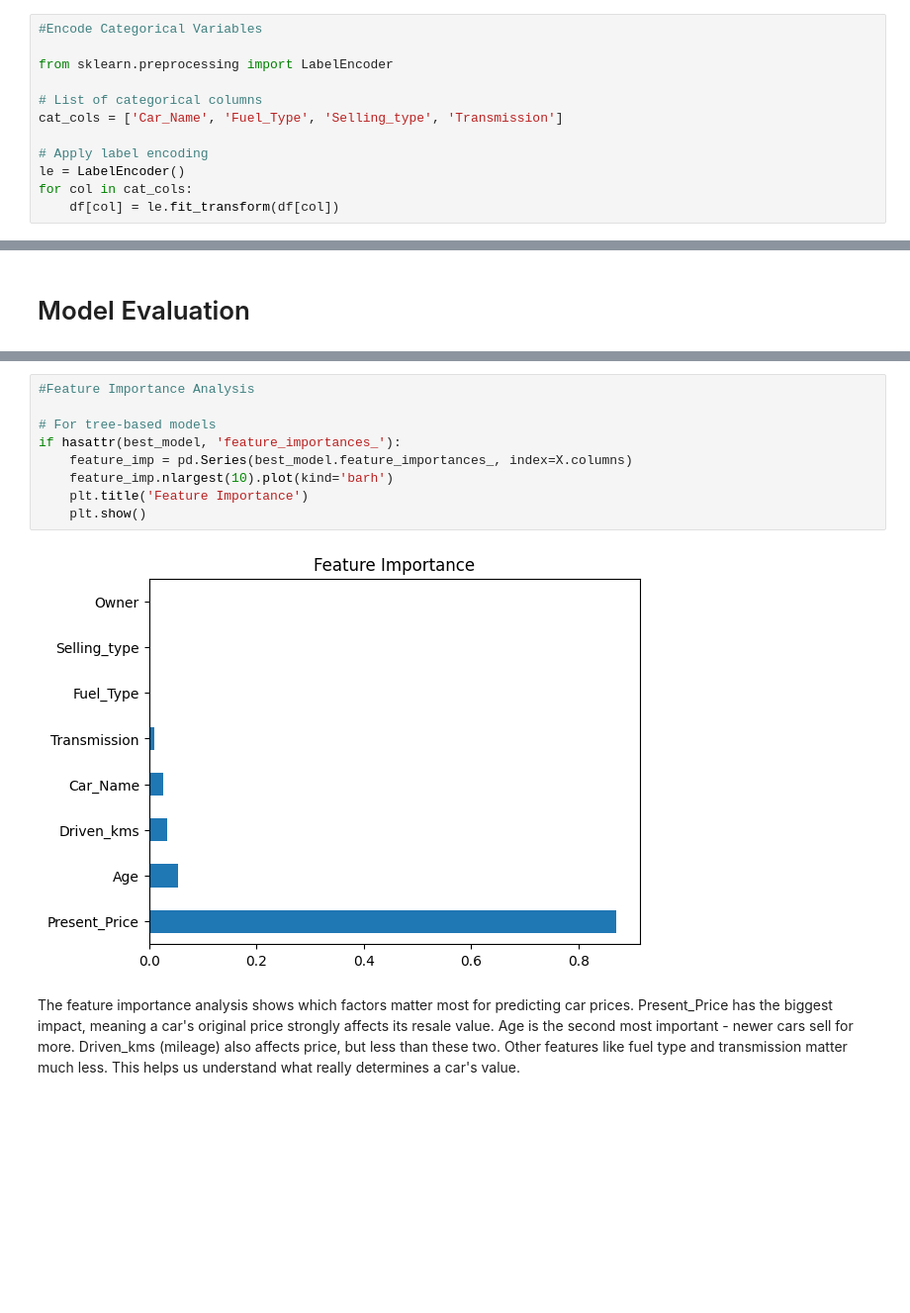
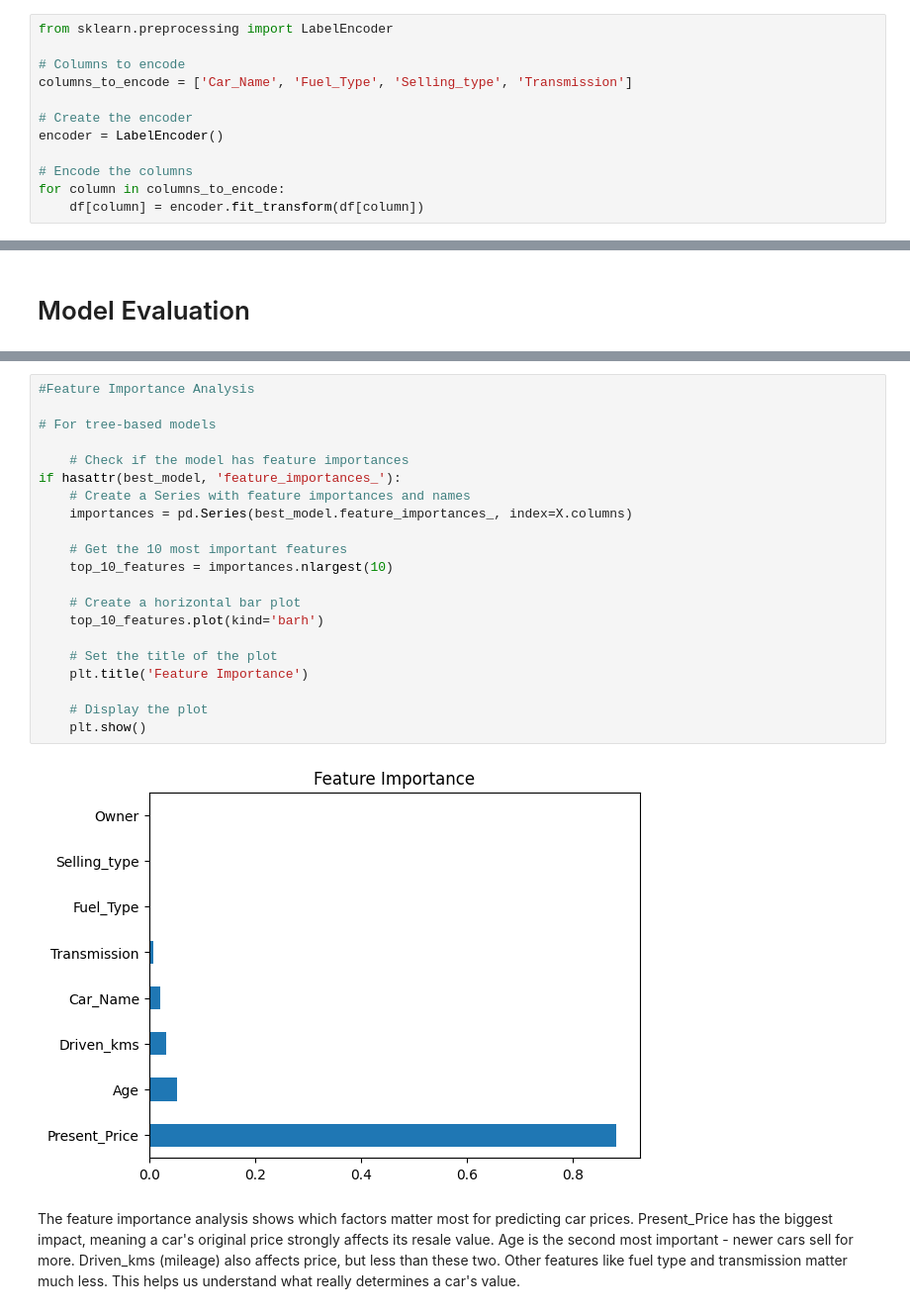
Before and after one commit to bajgaikrishna/Artificial-Intelligence-assignment, a Jupyter notebook: Vehicle_Price_Prediction.ipynb, the cells around one changed output, grey strips where cells are left out. Shown: that part at 99% size. Drawn from its saved outputs; the diff is of its cells as text; blank space fills up the shorter version.

```diff
--- a/Vehicle_Price_Prediction.ipynb
+++ b/Vehicle_Price_Prediction.ipynb
@@ -275,17 +316,17 @@ df['Age'] = current_year - df['Year']
 
 # Drop original Year column
 df.drop('Year', axis=1, inplace=True)
-# %%
-#Encode Categorical Variables
-
-from sklearn.preprocessing import LabelEncoder
-
-# List of categorical columns
-cat_cols = ['Car_Name', 'Fuel_Type', 'Selling_type', 'Transmission']
-
-# Apply label encoding
-le = LabelEncoder()
-for col in cat_cols:
-    df[col] = le.fit_transform(df[col])
+# %%
+from sklearn.preprocessing import LabelEncoder
+
+# Columns to encode
+columns_to_encode = ['Car_Name', 'Fuel_Type', 'Selling_type', 'Transmission']
+
+# Create the encoder
+encoder = LabelEncoder()
+
+# Encode the columns
+for column in columns_to_encode:
+    df[column] = encoder.fit_transform(df[column])
 # %%
 # Correlation analysis
@@ -449,14 +528,26 @@ The tuned Random Forest model works very well for predicting car prices. With an
 # %%
 #Feature Importance Analysis
 
 # For tree-based models
+
+    # Check if the model has feature importances
 if hasattr(best_model, 'feature_importances_'):
-    feature_imp = pd.Series(best_model.feature_importances_, index=X.columns)
-    feature_imp.nlargest(10).plot(kind='barh')
+    # Create a Series with feature importances and names
+    importances = pd.Series(best_model.feature_importances_, index=X.columns)
+
+    # Get the 10 most important features
+    top_10_features = importances.nlargest(10)
+
+    # Create a horizontal bar plot
+    top_10_features.plot(kind='barh')
+
+    # Set the title of the plot
     plt.title('Feature Importance')
+
+    # Display the plot
     plt.show()
 # %% [output]
-[figure, old version]
+[figure, new version]
 # %% [markdown]
 The feature importance analysis shows which factors matter most for predicting car prices. Present_Price has the biggest impact, meaning a car's original price strongly affects its resale value. Age is the second most important - newer cars sell for more. Driven_kms (mileage) also affects price, but less than these two. Other features like fuel type and transmission matter much less. This helps us understand what really determines a car's value.
 # %% [markdown]
```
Also changed, not shown: parts of 33 cells of this notebook.
